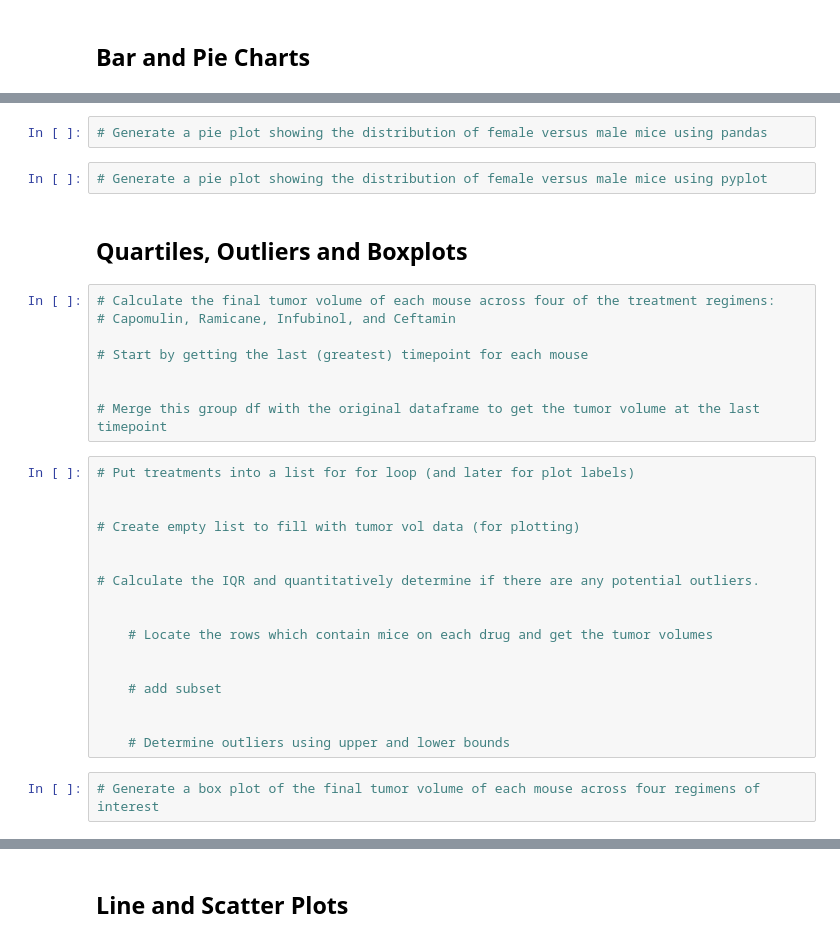
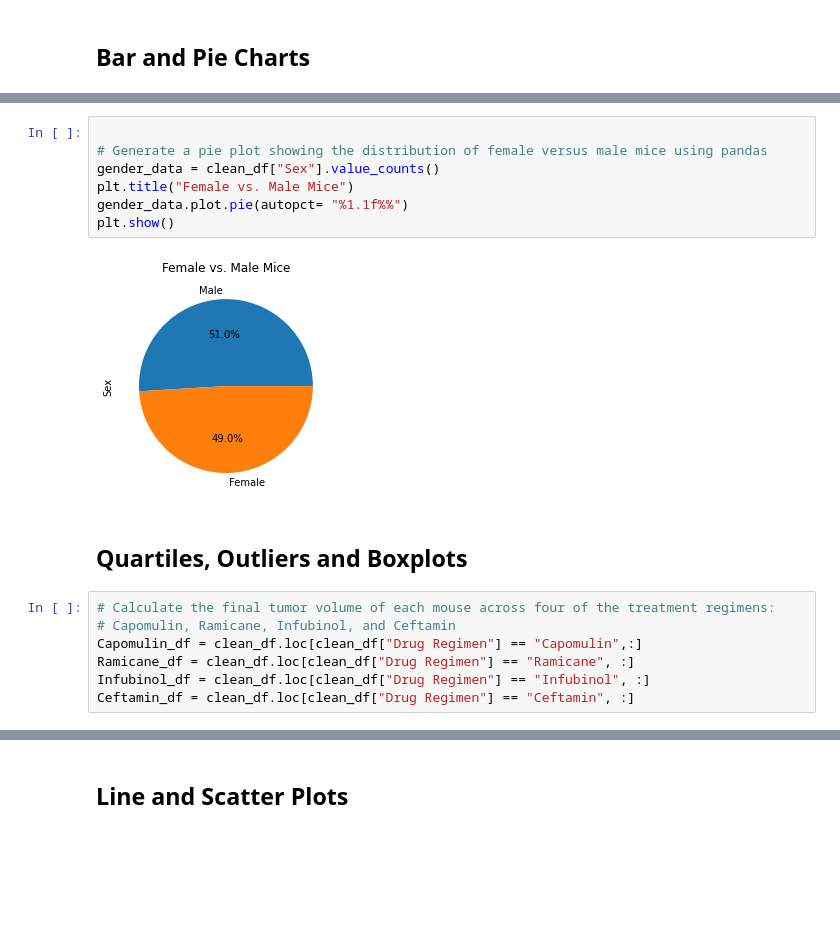
Before and after one commit to KMcLaurin12/Matplotlib-Challenge, a Jupyter notebook: Pymaceuticals/pymaceuticals_starter.ipynb, the cells around one changed output, grey strips where cells are left out. Drawn from its saved outputs; the diff is of its cells as text; blank space fills up the shorter version.

```diff
--- a/Pymaceuticals/pymaceuticals_starter.ipynb
+++ b/Pymaceuticals/pymaceuticals_starter.ipynb
@@ -89,33 +194,18 @@ TypeError: count() takes exactly one argument (0 given)
 # %%
+
 # Generate a pie plot showing the distribution of female versus male mice using pandas
+gender_data = clean_df["Sex"].value_counts()
+plt.title("Female vs. Male Mice")
+gender_data.plot.pie(autopct= "%1.1f%%")
+plt.show()
+# %% [output]
+[figure, added]
-# %%
-# Generate a pie plot showing the distribution of female versus male mice using pyplot
 # %% [markdown]
 ## Quartiles, Outliers and Boxplots
-# %%
-# Calculate the final tumor volume of each mouse across four of the treatment regimens:
-# Capomulin, Ramicane, Infubinol, and Ceftamin
-
-# Start by getting the last (greatest) timepoint for each mouse
-
-
-# Merge this group df with the original dataframe to get the tumor volume at the last timepoint
-# %%
-# Put treatments into a list for for loop (and later for plot labels)
-
-
-# Create empty list to fill with tumor vol data (for plotting)
-
-
-# Calculate the IQR and quantitatively determine if there are any potential outliers.
-
-
-    # Locate the rows which contain mice on each drug and get the tumor volumes
-
-
-    # add subset
-
-
-    # Determine outliers using upper and lower bounds
-# %%
-# Generate a box plot of the final tumor volume of each mouse across four regimens of interest
+# %%
+# Calculate the final tumor volume of each mouse across four of the treatment regimens:
+# Capomulin, Ramicane, Infubinol, and Ceftamin
+Capomulin_df = clean_df.loc[clean_df["Drug Regimen"] == "Capomulin",:]
+Ramicane_df = clean_df.loc[clean_df["Drug Regimen"] == "Ramicane", :]
+Infubinol_df = clean_df.loc[clean_df["Drug Regimen"] == "Infubinol", :]
+Ceftamin_df = clean_df.loc[clean_df["Drug Regimen"] == "Ceftamin", :]
```
Also changed, not shown: parts of 30 cells of this notebook, 1 other file.
